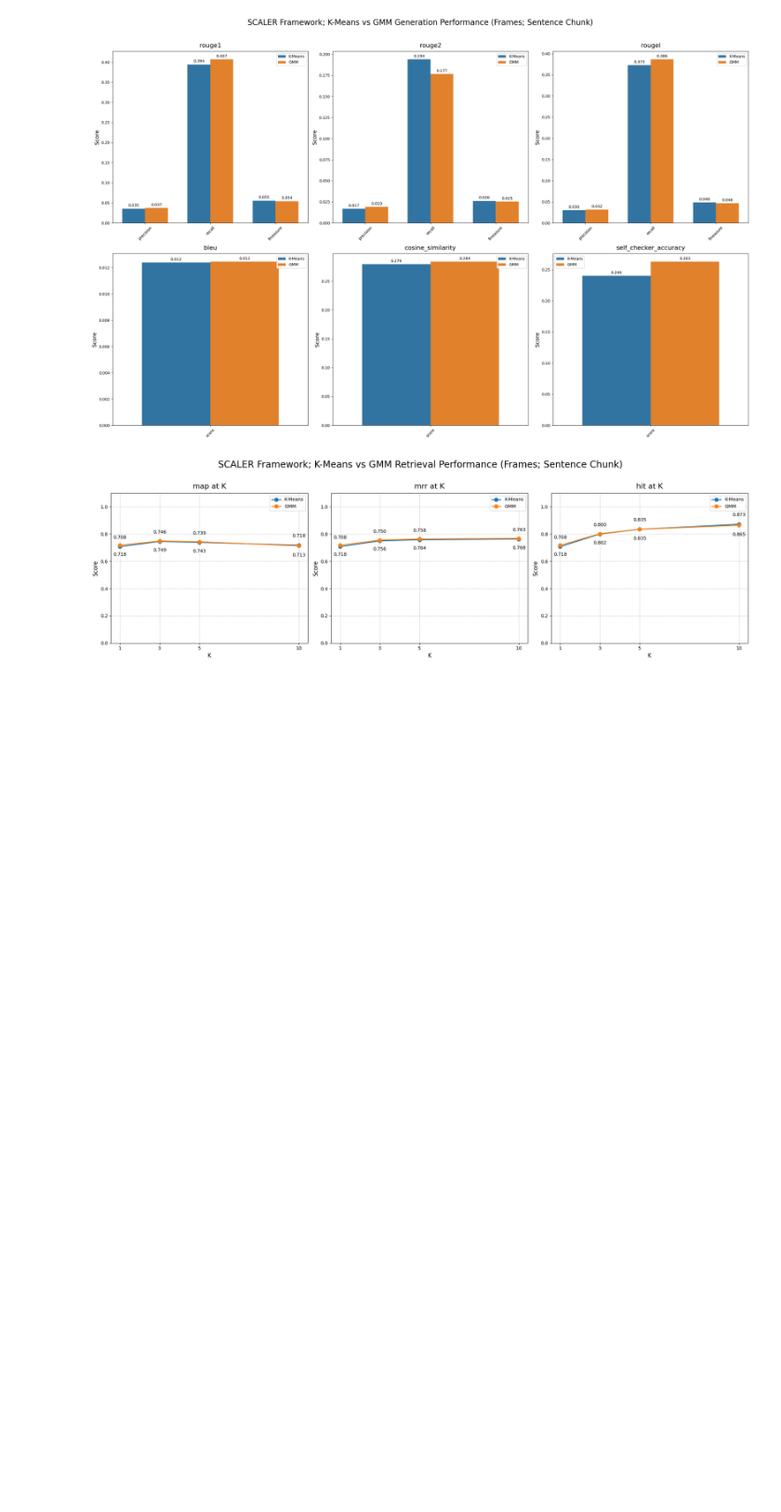
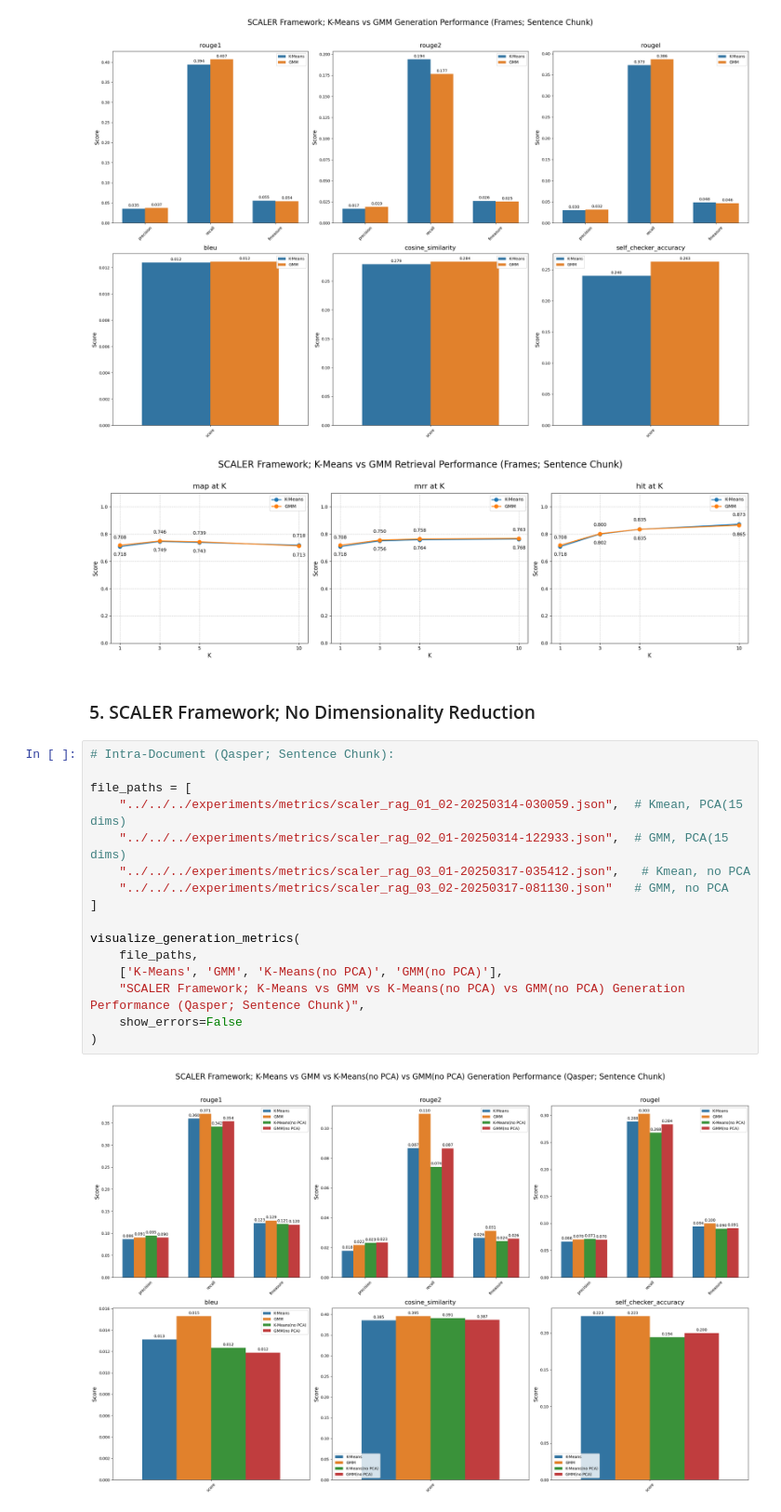
Before and after one commit to RanArino/BDC800-Capstone, a Jupyter notebook: core/evaluation/viz/viz_results.ipynb, the cells around one changed output. Shown at 93% size. Cells and saved outputs as stored; diff of their text form; blank space fills up the shorter version.

Commit message:
test: completed scaler rag test for intra-docs without dim reduction model

```diff
--- a/core/evaluation/viz/viz_results.ipynb
+++ b/core/evaluation/viz/viz_results.ipynb
@@ -220,3 +220,23 @@ visualize_retrieval_metrics(
 # %% [output]
 [figure]
 [figure]
+# %% [markdown]
+### 5. SCALER Framework; No Dimensionality Reduction
+# %%
+# Intra-Document (Qasper; Sentence Chunk):
+
+file_paths = [
+    "../../../experiments/metrics/scaler_rag_01_02-20250314-030059.json",  # Kmean, PCA(15 dims)
+    "../../../experiments/metrics/scaler_rag_02_01-20250314-122933.json",  # GMM, PCA(15 dims)
+    "../../../experiments/metrics/scaler_rag_03_01-20250317-035412.json",   # Kmean, no PCA
+    "../../../experiments/metrics/scaler_rag_03_02-20250317-081130.json"   # GMM, no PCA
+]
+
+visualize_generation_metrics(
+    file_paths,
+    ['K-Means', 'GMM', 'K-Means(no PCA)', 'GMM(no PCA)'],
+    "SCALER Framework; K-Means vs GMM vs K-Means(no PCA) vs GMM(no PCA) Generation Performance (Qasper; Sentence Chunk)",
+    show_errors=False
+)
+# %% [output]
+[figure, added]
```
